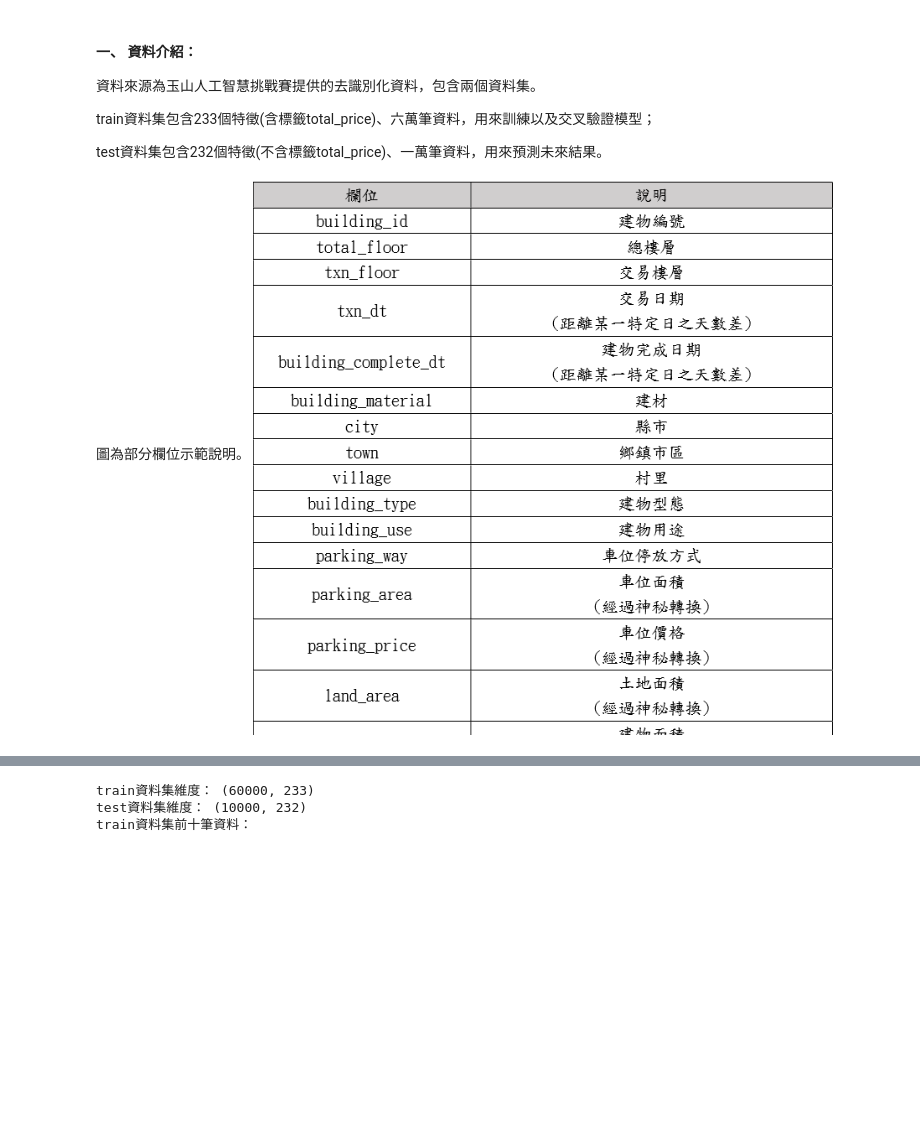
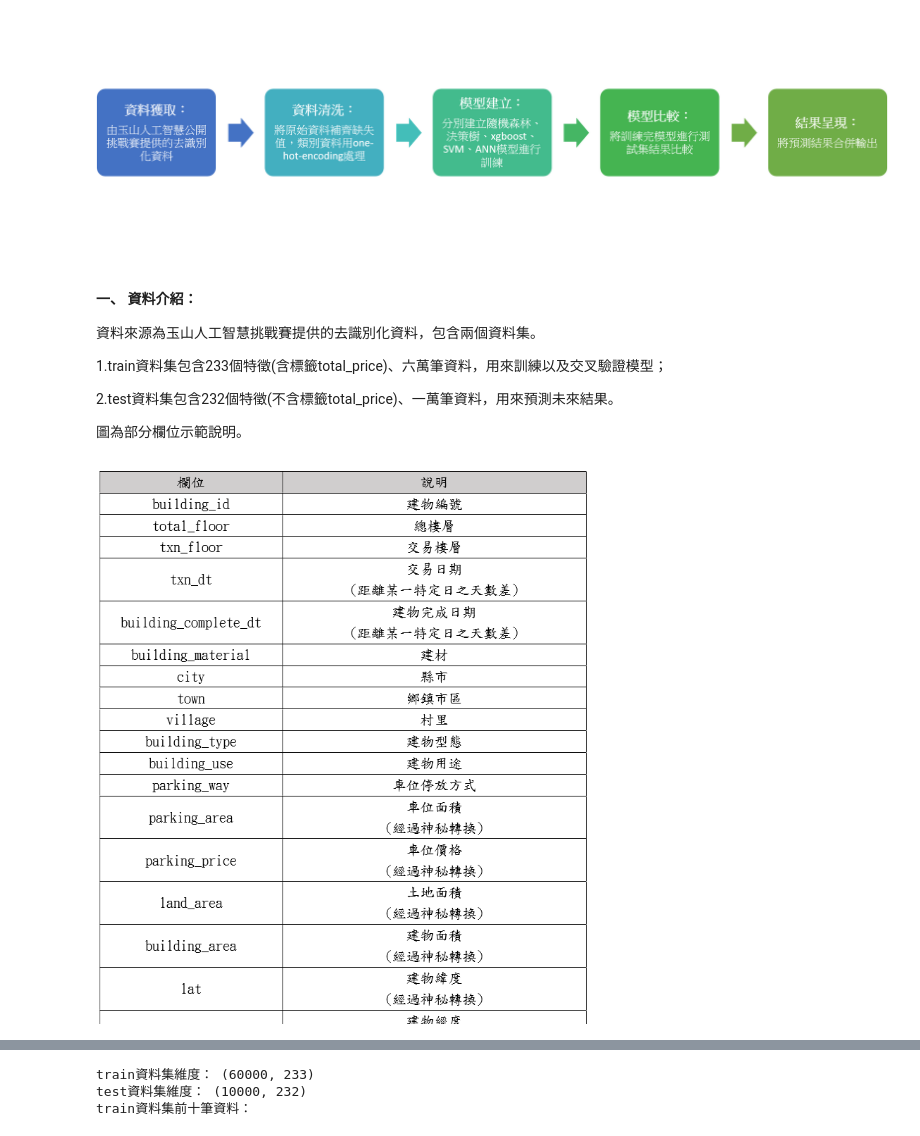
Before and after one commit to yunting107258025/AI_econ_final_project, a Jupyter notebook: AI-econ 期末報告.ipynb, the cells around one changed output, grey strips where cells are left out. Saved outputs shown, nothing was run; the diff lists cells and outputs as text; code cells hidden in the pictures; blank space fills up the shorter version.

```diff
--- a/AI-econ 期末報告.ipynb
+++ b/AI-econ 期末報告.ipynb
@@ -12,10 +15,17 @@
+# %%
+Image(filename="C:\\Users\\yunting\\1.png")
+# %% [output]
+[figure, added]
 # %% [markdown]
 #### 一、	資料介紹：
 資料來源為玉山人工智慧挑戰賽提供的去識別化資料，包含兩個資料集。
 
-train資料集包含233個特徵(含標籤total_price)、六萬筆資料，用來訓練以及交叉驗證模型；
+1.train資料集包含233個特徵(含標籤total_price)、六萬筆資料，用來訓練以及交叉驗證模型；
 
-test資料集包含232個特徵(不含標籤total_price)、一萬筆資料，用來預測未來結果。
+2.test資料集包含232個特徵(不含標籤total_price)、一萬筆資料，用來預測未來結果。
 
 圖為部分欄位示範說明。
-![image.png](attachment:image.png)
+# %%
+Image(filename="C:\\Users\\yunting\\5.png")
+# %% [output]
+[figure, added]
```
Also changed, not shown: parts of 26 cells of this notebook.
